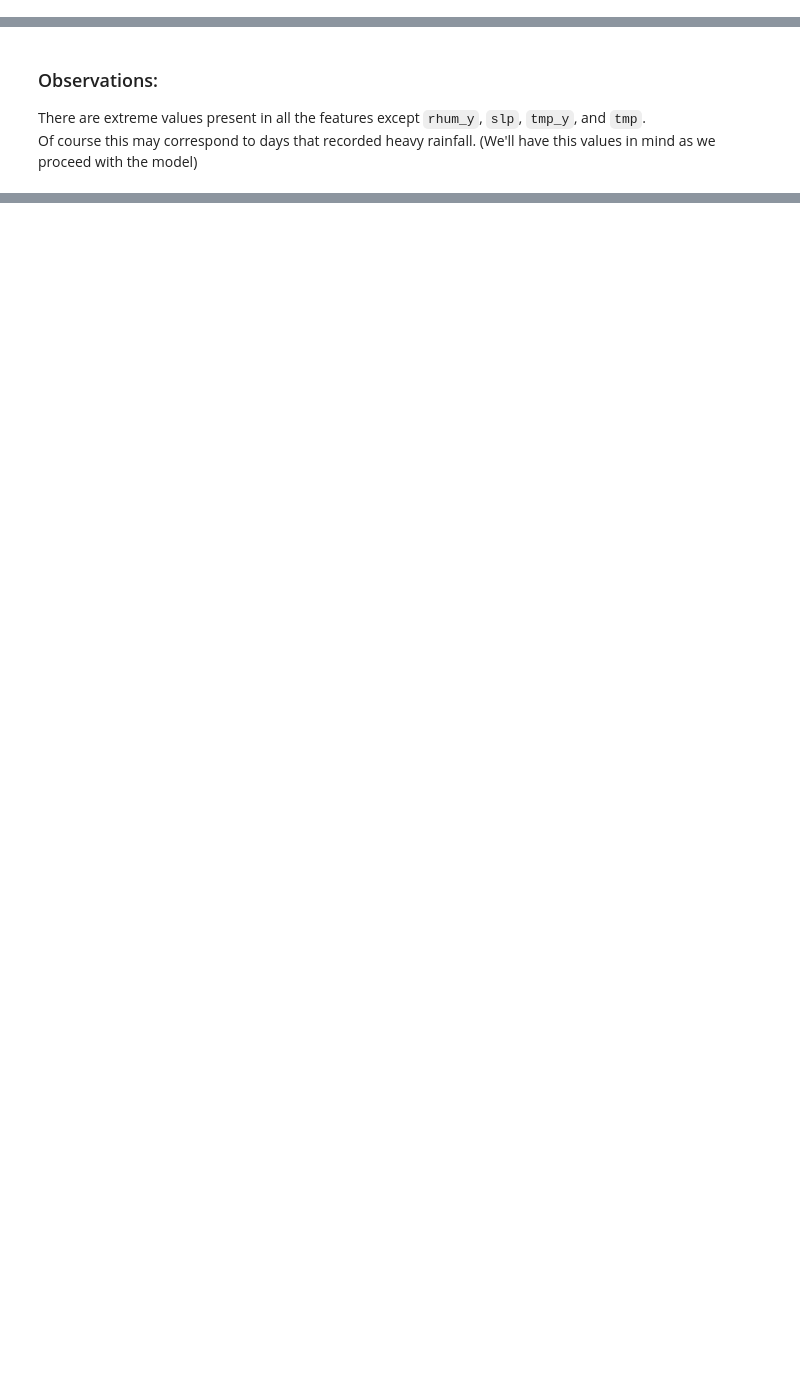
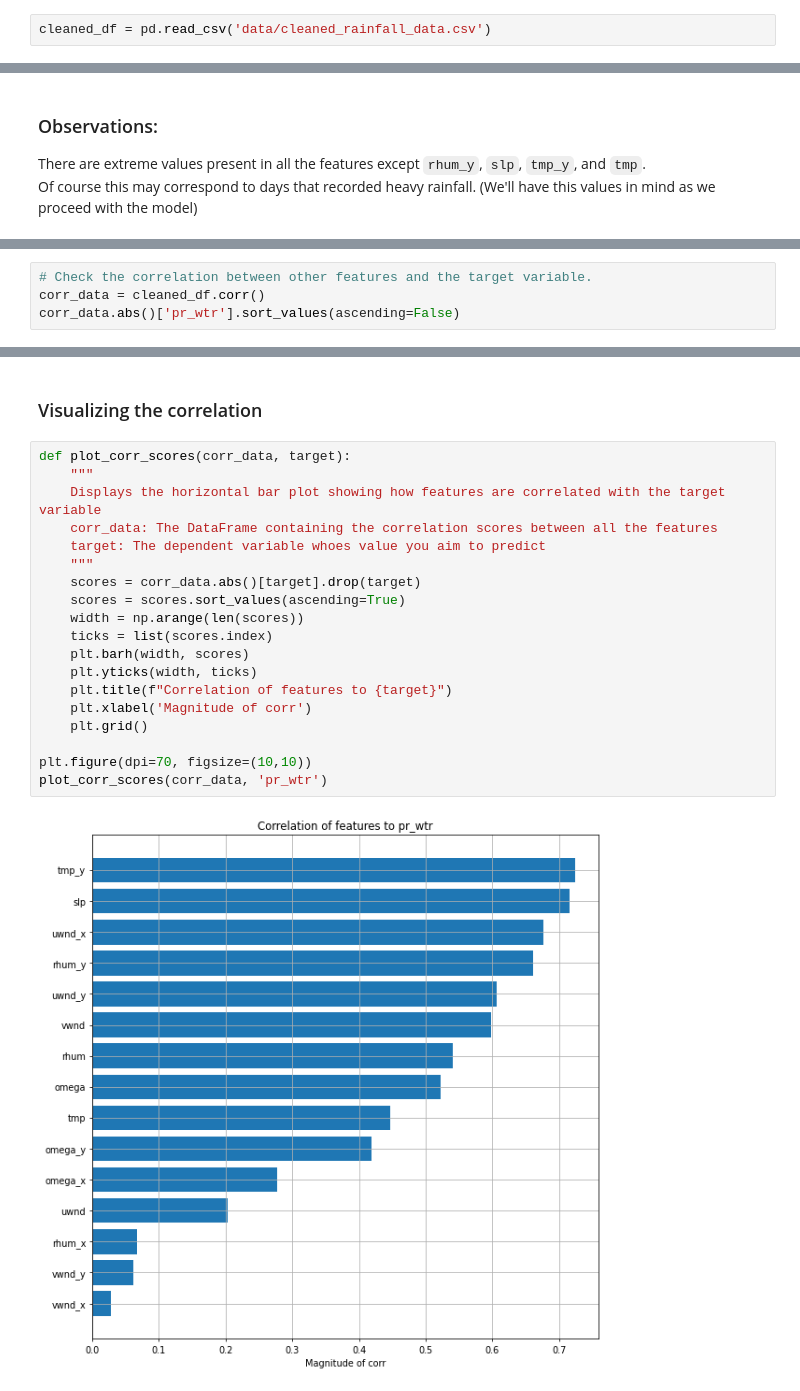
Before and after one commit to abdulmalikadeyemo/Rainfall_Prediction, a Jupyter notebook: Rainfall-forecast.ipynb, the cells around one changed output, grey strips where cells are left out. Saved outputs shown, nothing was run; the diff lists cells and outputs as text; blank space fills up the shorter version.

```diff
--- a/Rainfall-forecast.ipynb
+++ b/Rainfall-forecast.ipynb
@@ -176,3 +180,5 @@ df_30_70.drop(['tmp_x', 'rain'] , axis=1, inplace=True)
+# %%
+cleaned_df = pd.read_csv('data/cleaned_rainfall_data.csv')
 # %% [markdown]
 ### Boxplot
 Lets check for the presence of extreme values using boxplot
@@ -190,0 +199,4 @@ Of course this may correspond to days that recorded heavy rainfall. (We'll have
+# %%
+# Check the correlation between other features and the target variable.
+corr_data = cleaned_df.corr()
+corr_data.abs()['pr_wtr'].sort_values(ascending=False)
@@ -190,0 +221,23 @@ Of course this may correspond to days that recorded heavy rainfall. (We'll have
+# %% [markdown]
+### Visualizing the correlation
+# %%
+def plot_corr_scores(corr_data, target):
+    """
+    Displays the horizontal bar plot showing how features are correlated with the target variable
+    corr_data: The DataFrame containing the correlation scores between all the features
+    target: The dependent variable whoes value you aim to predict
+    """
+    scores = corr_data.abs()[target].drop(target)
+    scores = scores.sort_values(ascending=True)
+    width = np.arange(len(scores))
+    ticks = list(scores.index)
+    plt.barh(width, scores)
+    plt.yticks(width, ticks)
+    plt.title(f"Correlation of features to {target}")
+    plt.xlabel('Magnitude of corr')
+    plt.grid()
+
+plt.figure(dpi=70, figsize=(10,10))
+plot_corr_scores(corr_data, 'pr_wtr')
+# %% [output]
+[figure, added]
```
Also changed, not shown: parts of 26 cells of this notebook.
